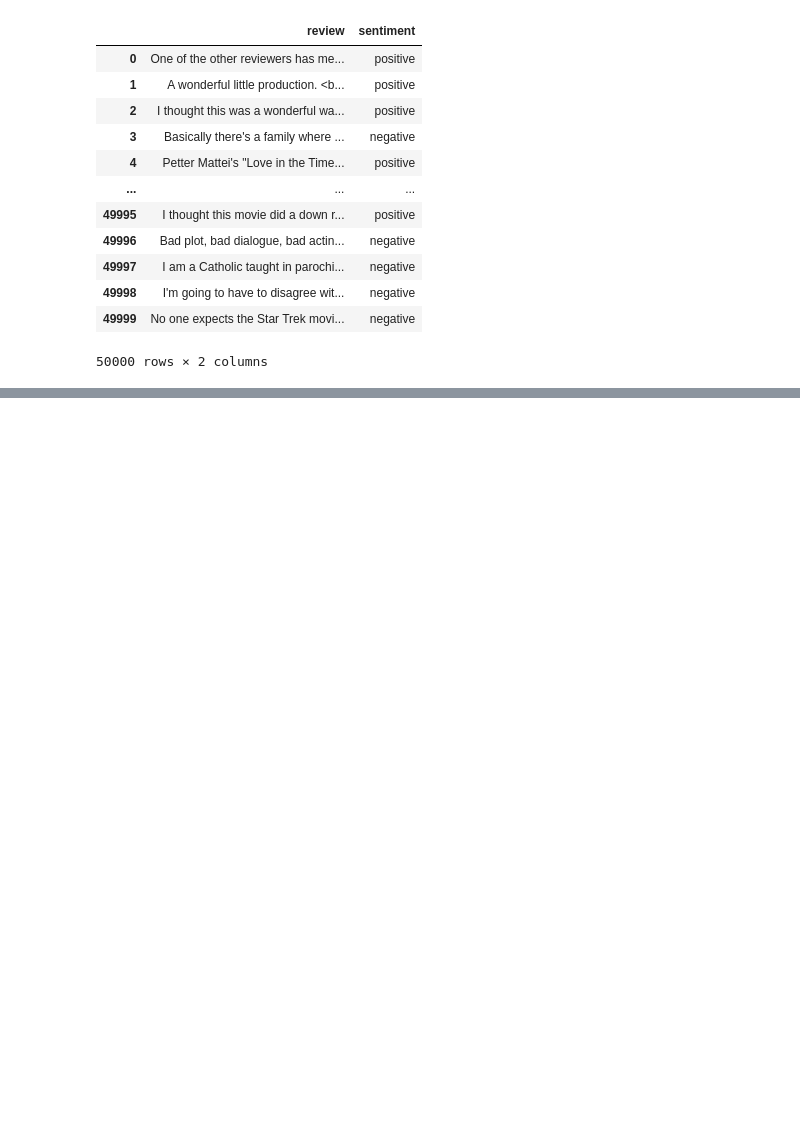
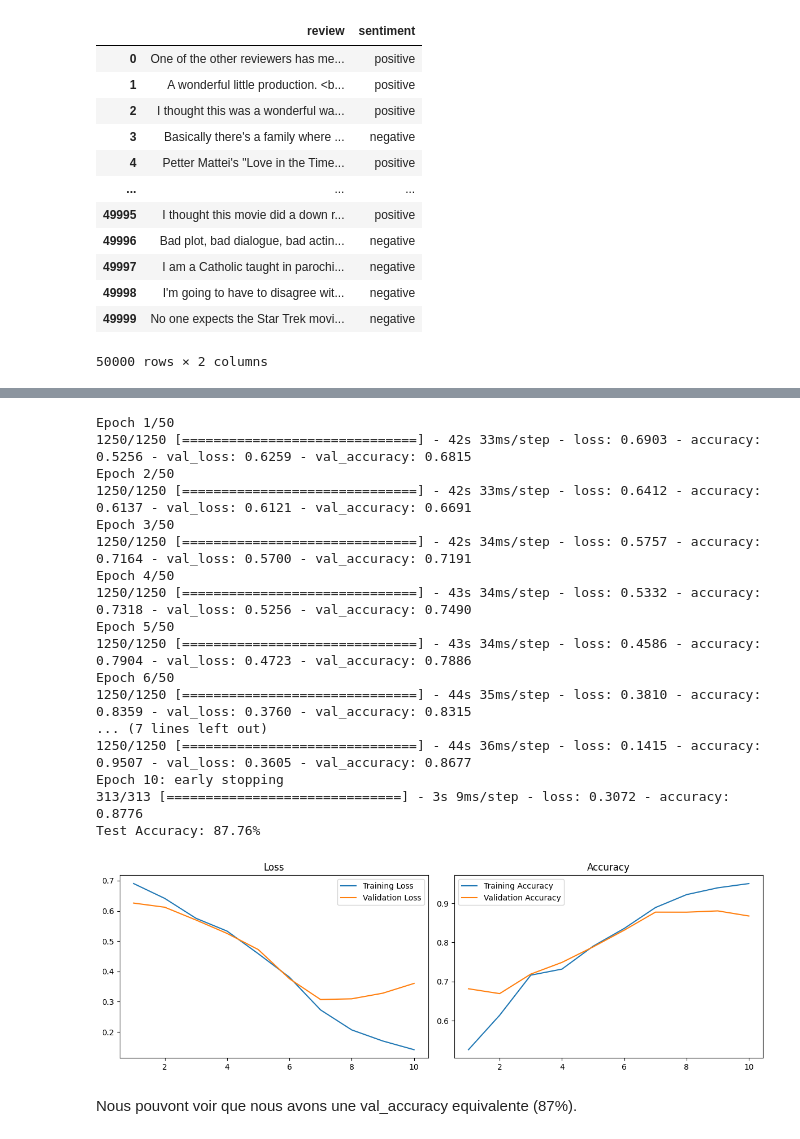
Before and after one commit to Payll/AI-S9, a Jupyter notebook: Tp1_2/TP1_2.ipynb, the cells around one changed output, grey strips where cells are left out. Saved outputs shown, nothing was run; the diff lists cells and outputs as text; code cells hidden in the pictures; blank space fills up the shorter version.

```diff
--- a/Tp1_2/TP1_2.ipynb
+++ b/Tp1_2/TP1_2.ipynb
@@ -262,0 +354,52 @@ Epoch 10/10
+# %%
+# Configuration de l'arrêt précoce pour éviter le surajustement.
+early_stopping = EarlyStopping(monitor='val_loss', patience=3, verbose=1, mode='min', restore_best_weights=True)
+
+
+# Train the model and store the history
+history = model.fit(x_train, y_train, epochs=50, batch_size=32, validation_data=(x_test, y_test), callbacks=[early_stopping])
+
+# Evaluate the model
+loss, accuracy = model.evaluate(x_test, y_test)
+print(f"Test Accuracy: {accuracy*100:.2f}%")
+
+# Plotting the Loss and Accuracy
+epochs_range = range(1, len(history.history['accuracy']) + 1)
+
+plt.figure(figsize=(12, 4))
+
+plt.subplot(1, 2, 1)
+plt.plot(epochs_range, history.history['loss'], label='Training Loss')
+plt.plot(epochs_range, history.history['val_loss'], label='Validation Loss')
+plt.title('Loss')
+plt.legend()
+
+plt.subplot(1, 2, 2)
+plt.plot(epochs_range, history.history['accuracy'], label='Training Accuracy')
+plt.plot(epochs_range, history.history['val_accuracy'], label='Validation Accuracy')
+plt.title('Accuracy')
+plt.legend()
+
+plt.tight_layout()
+plt.show()
+# %% [output]
+Epoch 1/50
+1250/1250 [==============================] - 42s 33ms/step - loss: 0.6903 - accuracy: 0.5256 - val_loss: 0.6259 - val_accuracy: 0.6815
+Epoch 2/50
+1250/1250 [==============================] - 42s 33ms/step - loss: 0.6412 - accuracy: 0.6137 - val_loss: 0.6121 - val_accuracy: 0.6691
+Epoch 3/50
+1250/1250 [==============================] - 42s 34ms/step - loss: 0.5757 - accuracy: 0.7164 - val_loss: 0.5700 - val_accuracy: 0.7191
+Epoch 4/50
+1250/1250 [==============================] - 43s 34ms/step - loss: 0.5332 - accuracy: 0.7318 - val_loss: 0.5256 - val_accuracy: 0.7490
+Epoch 5/50
+1250/1250 [==============================] - 43s 34ms/step - loss: 0.4586 - accuracy: 0.7904 - val_loss: 0.4723 - val_accuracy: 0.7886
+Epoch 6/50
+1250/1250 [==============================] - 44s 35ms/step - loss: 0.3810 - accuracy: 0.8359 - val_loss: 0.3760 - val_accuracy: 0.8315
+... (7 lines left out)
+1250/1250 [==============================] - 44s 36ms/step - loss: 0.1415 - accuracy: 0.9507 - val_loss: 0.3605 - val_accuracy: 0.8677
+Epoch 10: early stopping
+313/313 [==============================] - 3s 9ms/step - loss: 0.3072 - accuracy: 0.8776
+Test Accuracy: 87.76%
+[figure, added]
+# %% [markdown]
+Nous pouvont voir que nous avons une val_accuracy equivalente (87%).
```
Also changed, not shown: parts of 74 cells of this notebook, 4 other files.
